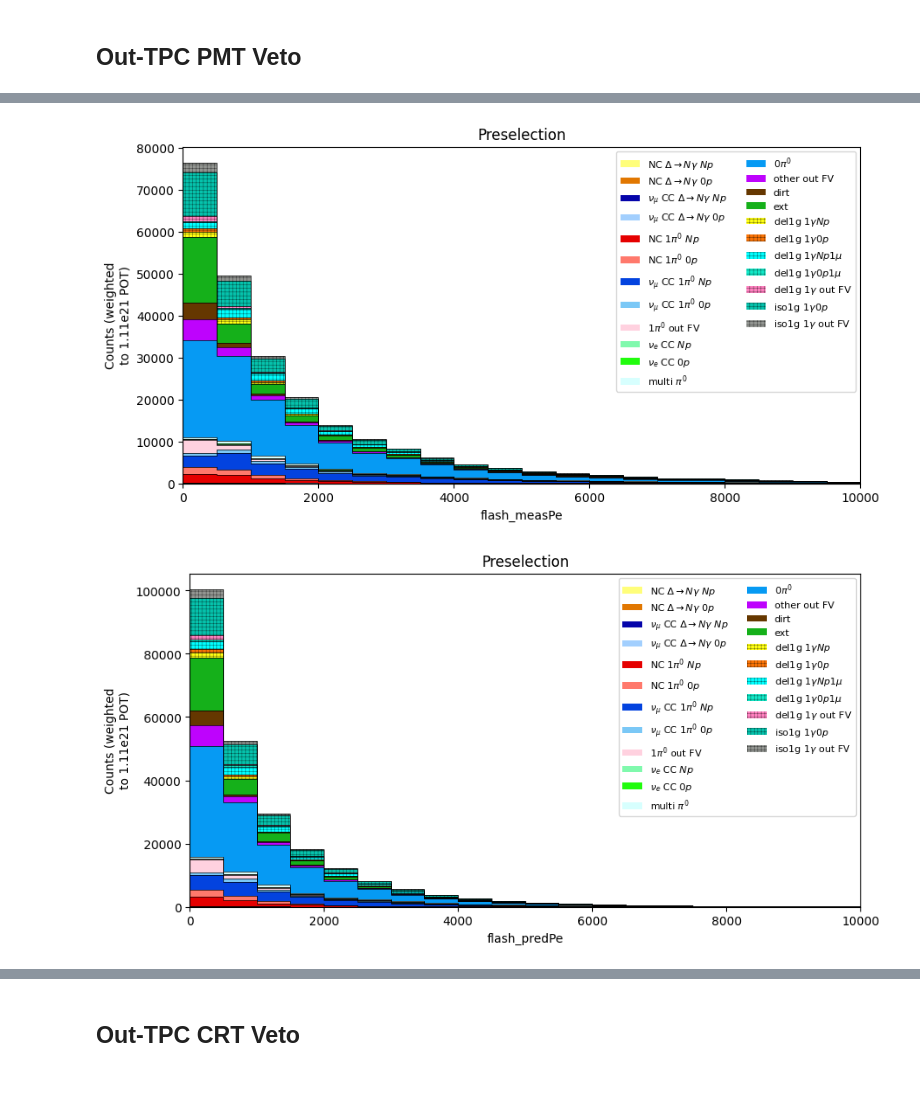
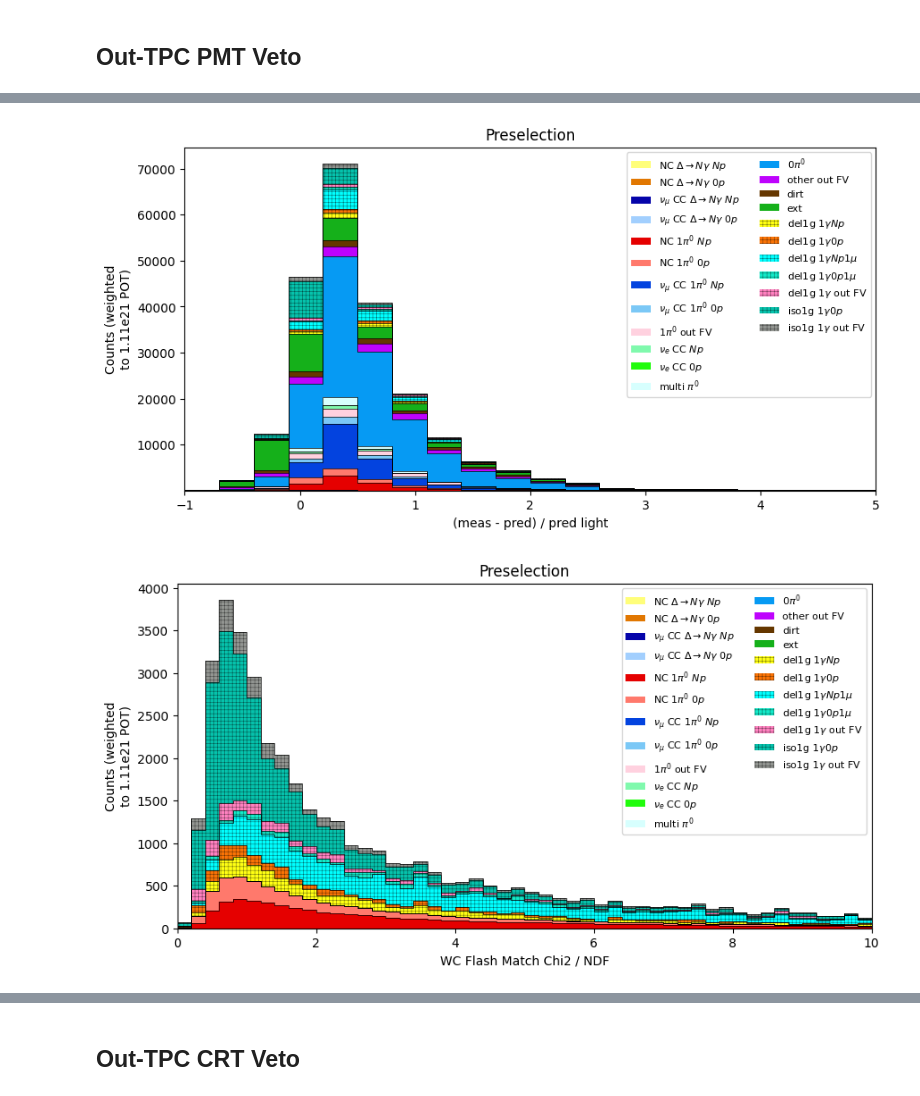
Before and after one commit to leehagaman/uboone_ngem, a Jupyter notebook: ipynb_notebooks/multiclass_histograms.ipynb, the cells around one changed output, grey strips where cells are left out. Drawn from its saved outputs; the diff is of its cells as text; code cells hidden in the pictures.

```diff
--- a/ipynb_notebooks/multiclass_histograms.ipynb
+++ b/ipynb_notebooks/multiclass_histograms.ipynb
@@ -239,12 +234,7 @@ for breakdown_type in ["del1g_detailed", "filetype"]:
         breakdown_hatches = filetype_category_hatches
         breakdown_queries = []
         for label in breakdown_labels:
-            if label == "iso1g_overlay":
-                breakdown_queries.append(f"filetype == 'isotropic_one_gamma_overlay'")
-            elif label == "del1g_overlay":
-                breakdown_queries.append(f"filetype == 'delete_one_gamma_overlay'")
-            else:
-                breakdown_queries.append(f"filetype == '{label}'")
+            breakdown_queries.append(f"filetype_signal_category == '{label}'")
     else:
         raise ValueError("Invalid breakdown type")
 
@@ -321,7 +311,7 @@ for breakdown_type in ["del1g_detailed"]:
         breakdown_colors = filetype_category_colors
         breakdown_queries = []
         for label in breakdown_labels:
-            breakdown_queries.append(f"filetype == '{label}'")
+            breakdown_queries.append(f"filetype_signal_category == '{label}'")
     elif breakdown_type == "del1g_detailed":
         breakdown_labels = del1g_detailed_category_labels
         breakdown_colors = del1g_detailed_category_colors
@@ -486,7 +476,7 @@ for breakdown_type in ["del1g_detailed"]:
         breakdown_colors = filetype_category_colors
         breakdown_queries = []
         for label in breakdown_labels:
-            breakdown_queries.append(f"filetype == '{label}'")
+            breakdown_queries.append(f"filetype_signal_category == '{label}'")
     elif breakdown_type == "del1g_detailed":
         breakdown_labels = del1g_detailed_category_labels
         breakdown_colors = del1g_detailed_category_colors
@@ -583,6 +573,8 @@ for breakdown_type in ["del1g_detailed"]:
 # %%
 # TODO: Add more detailed PMT-by-PMT information, see https://github.com/kpulido444/REU_uboone_photon_rejection
 # Could require SUPRPRISE files with newer WC PMT info
+
+print("WARNING: Missing detailed PMT Information for run 4b v10_04_07_09 files, the chi2/ndf will be nan for this!")
 
 for breakdown_type in ["del1g_detailed"]:
     if breakdown_type == "topological":
@@ -596,7 +588,7 @@ for breakdown_type in ["del1g_detailed"]:
         breakdown_colors = filetype_category_colors
         breakdown_queries = []
         for label in breakdown_labels:
-            breakdown_queries.append(f"filetype == '{label}'")
+            breakdown_queries.append(f"filetype_signal_category == '{label}'")
     elif breakdown_type == "del1g_detailed":
         breakdown_labels = del1g_detailed_category_labels
         breakdown_colors = del1g_detailed_category_colors
@@ -616,50 +608,15 @@ for breakdown_type in ["del1g_detailed"]:
 
         plt.figure(figsize=(10, 5))
         ax = plt.gca()
-        bins = np.linspace(0, 10000, 21)
+        bins = np.linspace(-1, 5, 21)
         bin_centers = (bins[:-1] + bins[1:]) / 2
         multi_bin_centers = [bin_centers] * len(breakdown_labels)
         outline_colors = ["k"] * len(breakdown_labels)
         counts = []
         for breakdown_i, breakdown_label in enumerate(breakdown_labels):
             curr_df = sel_df.query(breakdown_queries[breakdown_i])
-            counts.append(np.histogram(curr_df["wc_flash_measPe"].to_numpy(), weights=curr_df["wc_net_weight"].to_numpy(), bins=bins)[0])
-
-        bottom = np.zeros(len(bins)-1)
-        for breakdown_i, (breakdown_label, breakdown_count, breakdown_color, breakdown_hatch, breakdown_label_latex) in enumerate(zip(breakdown_labels, counts, breakdown_colors, breakdown_hatches, breakdown_labels_latex)):
-            if "iso1g" in breakdown_label:
-                breakdown_count = breakdown_count * iso1g_norm_factor
-            elif "del1g" in breakdown_label:
-                breakdown_count = breakdown_count * del1g_norm_factor
-
-            n, _, _ = ax.hist(bin_centers, weights=breakdown_count, bins=bins, bottom=bottom if breakdown_i > 0 else None, color=breakdown_color, hatch=breakdown_hatch, label=breakdown_label_latex)
-            ax.hist(bin_centers, weights=breakdown_count, bins=bins, bottom=bottom if breakdown_i > 0 else None, histtype="step", color="k", lw=0.5)
-            if breakdown_i == 0:
-                bottom = n
-            else:
-                bottom += n
-
-        plt.xlabel("flash_measPe")
-        plt.ylabel("Counts (weighted\nto 1.11e21 POT)")
-        plt.xlim(bins[0], bins[-1])
-        plt.legend(loc="upper right", ncol=2, fontsize=8)
-        if sel_type == "presel":
-            plt.title(f"Preselection")
-        else:
-            plt.title(f"All 1g Sel")
-        plt.show()
-
-        plt.figure(figsize=(10, 5))
-        ax = plt.gca()
-        bins = np.linspace(0, 10000, 21)
-        bin_centers = (bins[:-1] + bins[1:]) / 2
-        multi_bin_centers = [bin_centers] * len(breakdown_labels)
-        outline_colors = ["k"] * len(breakdown_labels)
-        counts = []
-        for breakdown_i, breakdown_label in enumerate(breakdown_labels):
-            curr_df = sel_df.query(breakdown_queries[breakdown_i])
-            counts.append(np.histogram(curr_df["wc_flash_predPe"].to_numpy(), weights=curr_df["wc_net_weight"].to_numpy(), bins=bins)[0])
-
+            ratio = (curr_df["wc_flash_measPe"].to_numpy() - curr_df["wc_flash_predPe"].to_numpy()) / curr_df["wc_flash_predPe"].to_numpy()
+            counts.append(np.histogram(ratio, weights=curr_df["wc_net_weight"].to_numpy(), bins=bins)[0])
         bottom = np.zeros(len(bins)-1)
         for breakdown_i, (breakdown_label, breakdown_count, breakdown_color, breakdown_hatch, breakdown_label_latex) in enumerate(zip(breakdown_labels, counts, breakdown_colors, breakdown_hatches, breakdown_labels_latex)):
             if "iso1g" in breakdown_label:
@@ -672,8 +629,7 @@ for breakdown_type in ["del1g_detailed"]:
                 bottom = n
             else:
                 bottom += n
-
-        plt.xlabel("flash_predPe")
+        plt.xlabel("(meas - pred) / pred light")
         plt.ylabel("Counts (weighted\nto 1.11e21 POT)")
         plt.xlim(bins[0], bins[-1])
         plt.legend(loc="upper right", ncol=2, fontsize=8)
@@ -685,16 +641,15 @@ for breakdown_type in ["del1g_detailed"]:
 
         plt.figure(figsize=(10, 5))
         ax = plt.gca()
-        bins = np.linspace(-1, 5, 21)
+        bins = np.linspace(0, 10, 51)
         bin_centers = (bins[:-1] + bins[1:]) / 2
         multi_bin_centers = [bin_centers] * len(breakdown_labels)
         outline_colors = ["k"] * len(breakdown_labels)
         counts = []
         for breakdown_i, breakdown_label in enumerate(breakdown_labels):
             curr_df = sel_df.query(breakdown_queries[breakdown_i])
-            ratio = (curr_df["wc_flash_measPe"].to_numpy() - curr_df["wc_flash_predPe"].to_numpy()) / curr_df["wc_flash_predPe"].to_numpy()
+            ratio = curr_df["wc_WCPMTInfoChi2"].to_numpy() / curr_df["wc_WCPMTInfoNDF"].to_numpy()
             counts.append(np.histogram(ratio, weights=curr_df["wc_net_weight"].to_numpy(), bins=bins)[0])
-
         bottom = np.zeros(len(bins)-1)
         for breakdown_i, (breakdown_label, breakdown_count, breakdown_color, breakdown_hatch, breakdown_label_latex) in enumerate(zip(breakdown_labels, counts, breakdown_colors, breakdown_hatches, breakdown_labels_latex)):
             if "iso1g" in breakdown_label:
@@ -707,8 +662,7 @@ for breakdown_type in ["del1g_detailed"]:
                 bottom = n
             else:
                 bottom += n
-
-        plt.xlabel("(meas - pred) / pred light")
+        plt.xlabel("WC Flash Match Chi2 / NDF")
         plt.ylabel("Counts (weighted\nto 1.11e21 POT)")
         plt.xlim(bins[0], bins[-1])
         plt.legend(loc="upper right", ncol=2, fontsize=8)
@@ -721,2 +676,2 @@ for breakdown_type in ["del1g_detailed"]:
-[figure, old version]
+[figure, new version]
-[figure, old version]
+[figure, new version]
```
Also changed, not shown: parts of 8 cells of this notebook, 7 other files.
